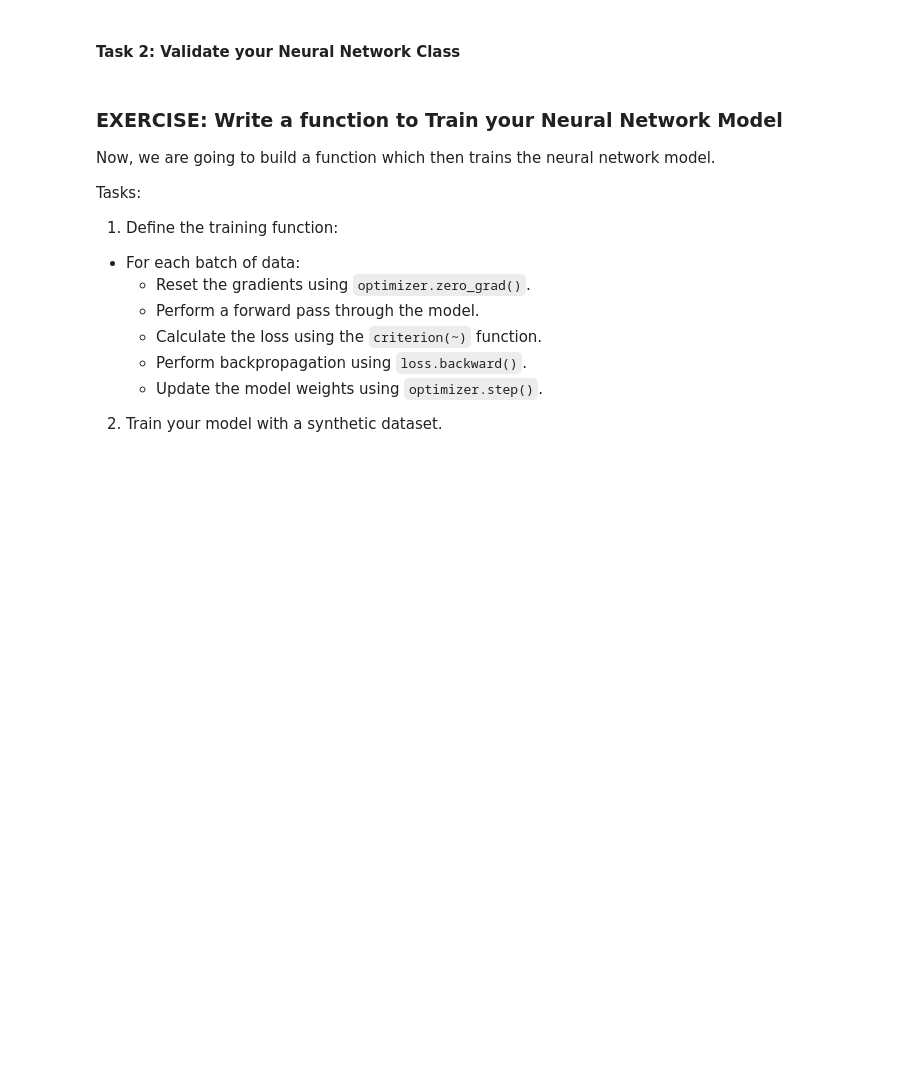
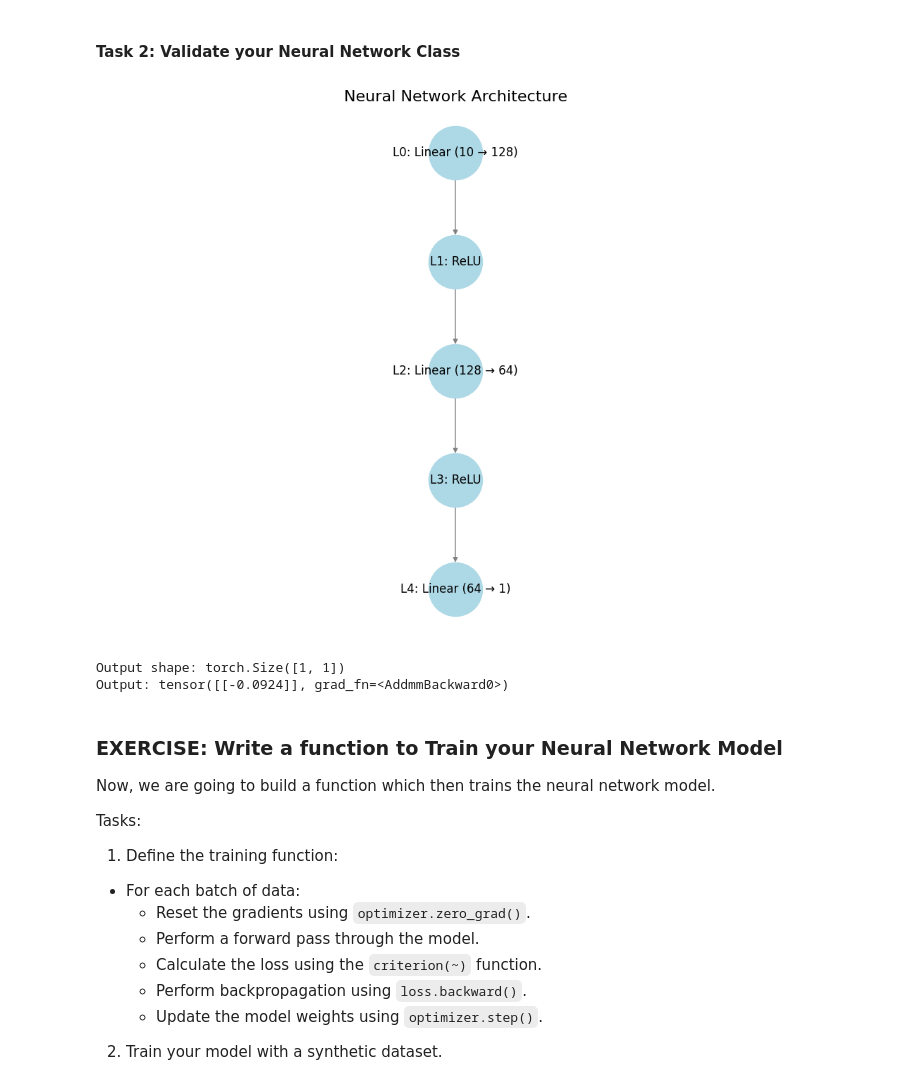
Before and after one commit to bmontoyag/UTEC_MISTI_2026, a Jupyter notebook: introtomodeltraining_neuralnetworks_exercises.ipynb, the cells around one changed output. Saved outputs shown, nothing was run; the diff lists cells and outputs as text; code cells hidden in the pictures; blank space fills up the shorter version.

```diff
--- a/introtomodeltraining_neuralnetworks_exercises.ipynb
+++ b/introtomodeltraining_neuralnetworks_exercises.ipynb
@@ -121,7 +121,11 @@ class NeuralNetwork(nn.Module):
         super(NeuralNetwork, self).__init__()
         # Define the network architecture
         self.network = nn.Sequential(
-            ''' ADD YOUR CODE HERE '''
+            nn.Linear(input_size, 128),
+            nn.ReLU(),
+            nn.Linear(128, 64),
+            nn.ReLU(),
+            nn.Linear(64, 1)
         )
 
     def forward(self, x):
@@ -131,18 +135,22 @@ class NeuralNetwork(nn.Module):
 # %%
 # TASK 2 EXERCISE
 
 # Create an Instance of your Neural Network Class
 input_size = 10  # Example input size
-model = <REPLACE ME AND MY ARROWS>  # Initialize the model
+model = NeuralNetwork(input_size)  # Initialize the model
 
 # Visualize your Model
 visualize_nn_from_model(model)
 
 # Create a dummy input tensor
 dummy_input = torch.randn(1, input_size)  # Batch size of 1
-output = <REPLACE ME AND MY ARROWS>  # Forward pass
+output = model(dummy_input)  # Forward pass
 print("Output shape:", output.shape)
 print("Output: " + str(output))
+# %% [output]
+[figure, added]
+Output shape: torch.Size([1, 1])
+Output: tensor([[-0.0924]], grad_fn=<AddmmBackward0>)
 # %% [markdown]
 ### EXERCISE: Write a function to Train your Neural Network Model
 
```
Also changed, not shown: parts of 6 cells of this notebook.
